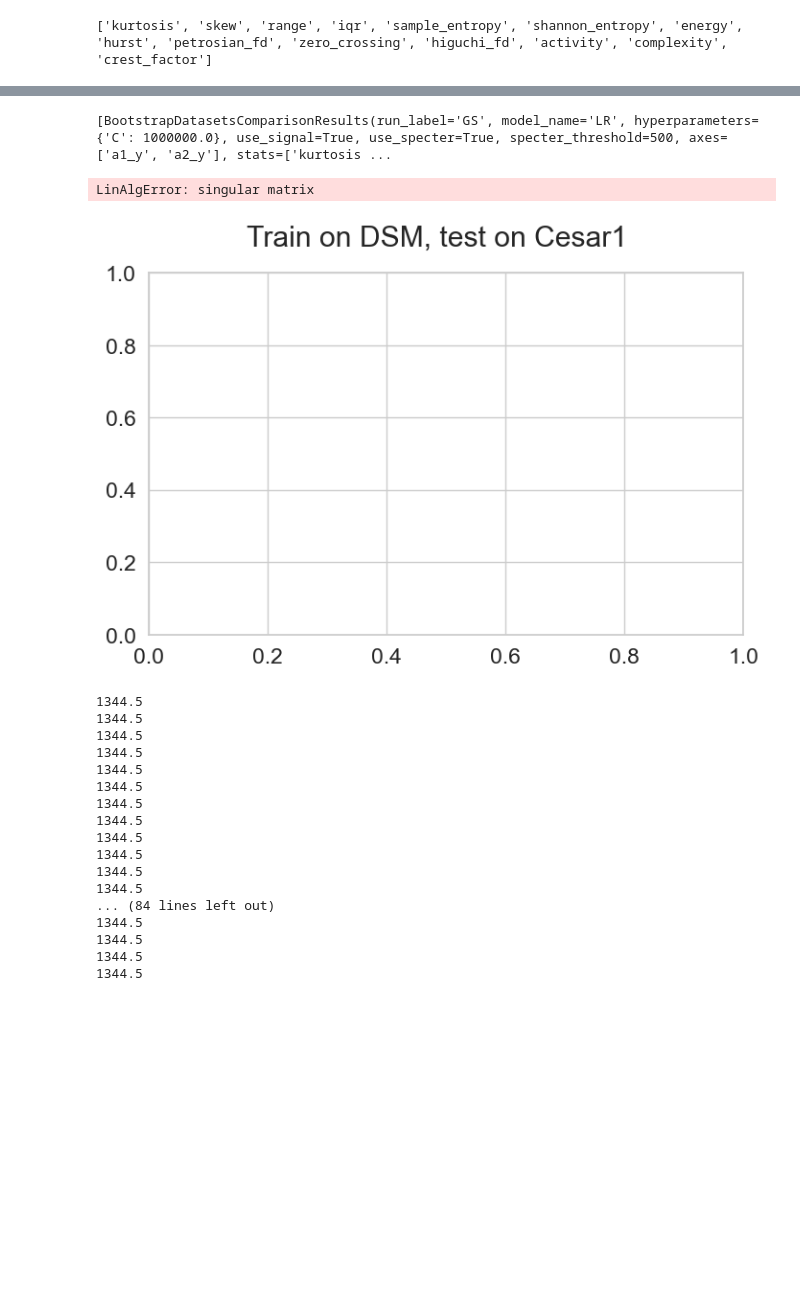
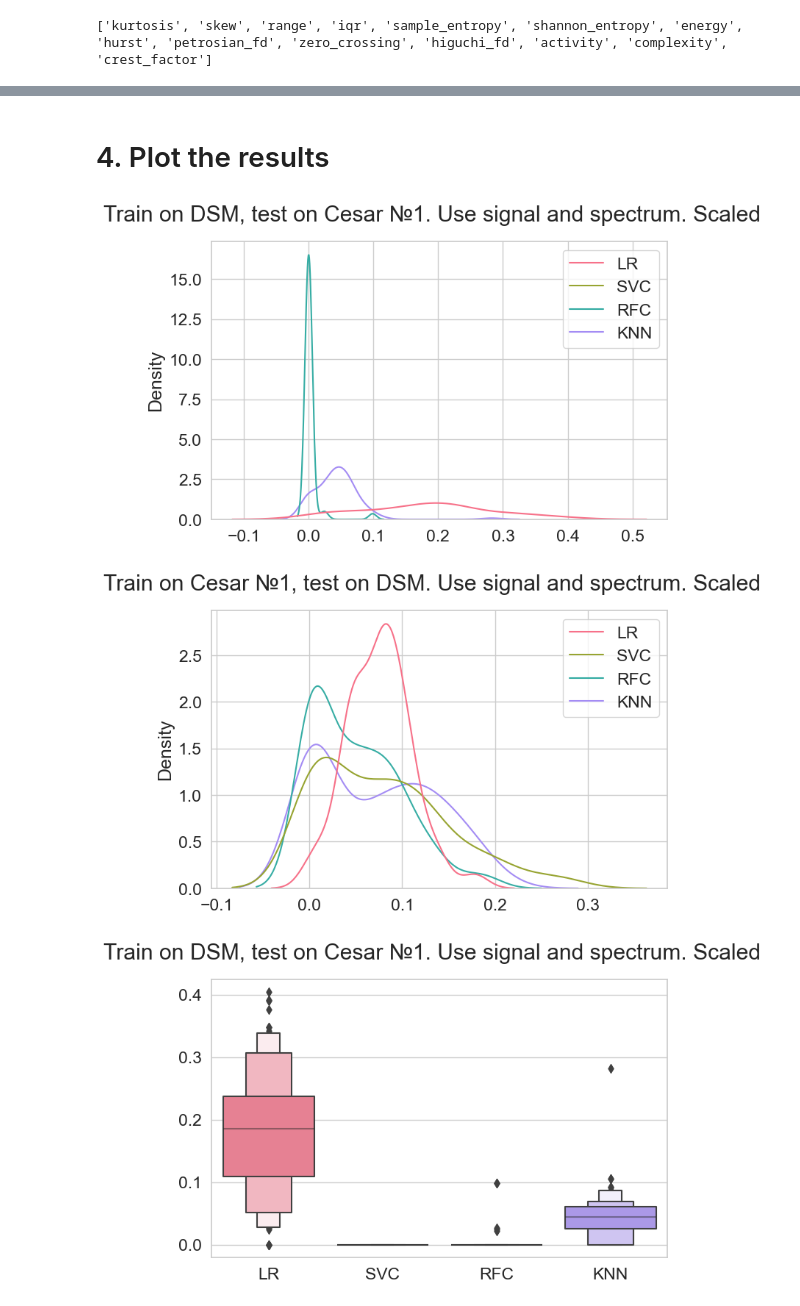
Before and after one commit to RuslanBabudzhan/QuantumBearings, a Jupyter notebook: notebooks/CompareDatasets.ipynb, the cells around one changed output, grey strips where cells are left out. Saved outputs shown, nothing was run; the diff lists cells and outputs as text; code cells hidden in the pictures; blank space fills up the shorter version.

```diff
--- a/notebooks/CompareDatasets.ipynb
+++ b/notebooks/CompareDatasets.ipynb
@@ -352,36 +348,20 @@ estimators_scores_means = [res.scores for res in GS_results_objects]
-# %%
-print(GS_results_objects)
-# %% [output]
-[BootstrapDatasetsComparisonResults(run_label='GS', model_name='LR', hyperparameters={'C': 1000000.0}, use_signal=True, use_specter=True, specter_threshold=500, axes=['a1_y', 'a2_y'], stats=['kurtosis ...
-# %%
-from source.postprocessing.plotter import dist_plot, bar_plot
-
-
-dist_plot(results=GS_results_objects, models=names, plot_type='kdeplot', metric='f1', title='Train on DSM, test on Cesar1')
-# dist_plot(estimators_score_distr, ['RFC', 'GBM', 'LR', 'KNN'], 'kdeplot', 'f1', (15, 8), 'Title', 'test')
-# bar_plot(results=estimators_scores_means, models=names, metrics=['f1'], plot_size=(8, 12), Title='Train on our, test on Cesar1', filename='Our_Cesar1.png')
-# %% [output]
-LinAlgError: singular matrix
-[figure, removed]
-# %%
-cv = Shuffler.PresplitedOverlapGroupCV(subset_size=0.63, n_repeats=n_repeats).split(X_scaled, y, groups=groups, train_groups=cesar_groups, test_groups=our_groups)
-for train_id, test_id in cv:
-    print(np.mean(train_id))
-# %% [output]
-1344.5
-1344.5
-1344.5
-1344.5
-1344.5
-1344.5
-1344.5
-1344.5
-1344.5
-1344.5
-1344.5
-1344.5
-... (84 lines left out)
-1344.5
-1344.5
-1344.5
-1344.5
+# %% [markdown]
+# 4. Plot the results
+# %%
+from source.postprocessing.plotter import dist_plot, bar_plot
+
+
+plot_info = '. Use signal and spectrum. Scaled'
+filename_info = 'GS'
+dist_plot(results=GS_results_objects, models=names, plot_type='kdeplot', metric='f1', title=f'Train on DSM, test on Cesar №1{plot_info}', to_png=True, filename=f'kde_DSM_C1_{filename_info}_1_11_2021.png', filepath=os.path.join(root, images_path))
+dist_plot(results=GS_results_objects_, models=names, plot_type='kdeplot', metric='f1', title=f'Train on Cesar №1, test on DSM{plot_info}', to_png=True, filename=f'kde_C1_DSM_{filename_info}_1_11_2021.png', filepath=os.path.join(root, images_path))
+
+dist_plot(results=GS_results_objects, models=names, plot_type='boxenplot', metric='f1', title=f'Train on DSM, test on Cesar №1{plot_info}', to_png=True, filename=f'box_DSM_C1_{filename_info}_1_11_2021.png', filepath=os.path.join(root, images_path))
+dist_plot(results=GS_results_objects_, models=names, plot_type='boxenplot', metric='f1', title=f'Train on Cesar №1, test on DSM{plot_info}', to_png=True, filename=f'box_C1_DSM_{filename_info}_1_11_2021.png', filepath=os.path.join(root, images_path))
+
+bar_plot(results=GS_results_objects, models=names, metrics=['f1'], title=f'Train on DSM, test on Cesar №1{plot_info}', plot_vals=True, to_png=True, filename=f'bar_DSM_C1_{filename_info}_1_11_2021.png', filepath=os.path.join(root, images_path))
+bar_plot(results=GS_results_objects_, models=names, metrics=['f1'], title=f'Train on Cesar №1, test on DSM{plot_info}', plot_vals=True, to_png=True, filename=f'bar_C1_DSM_{filename_info}_1_11_2021.png', filepath=os.path.join(root, images_path))
+# %% [output]
+[figure, added]
+[figure, added]
+[figure, added]
```
Also changed, not shown: parts of 11 cells of this notebook.
